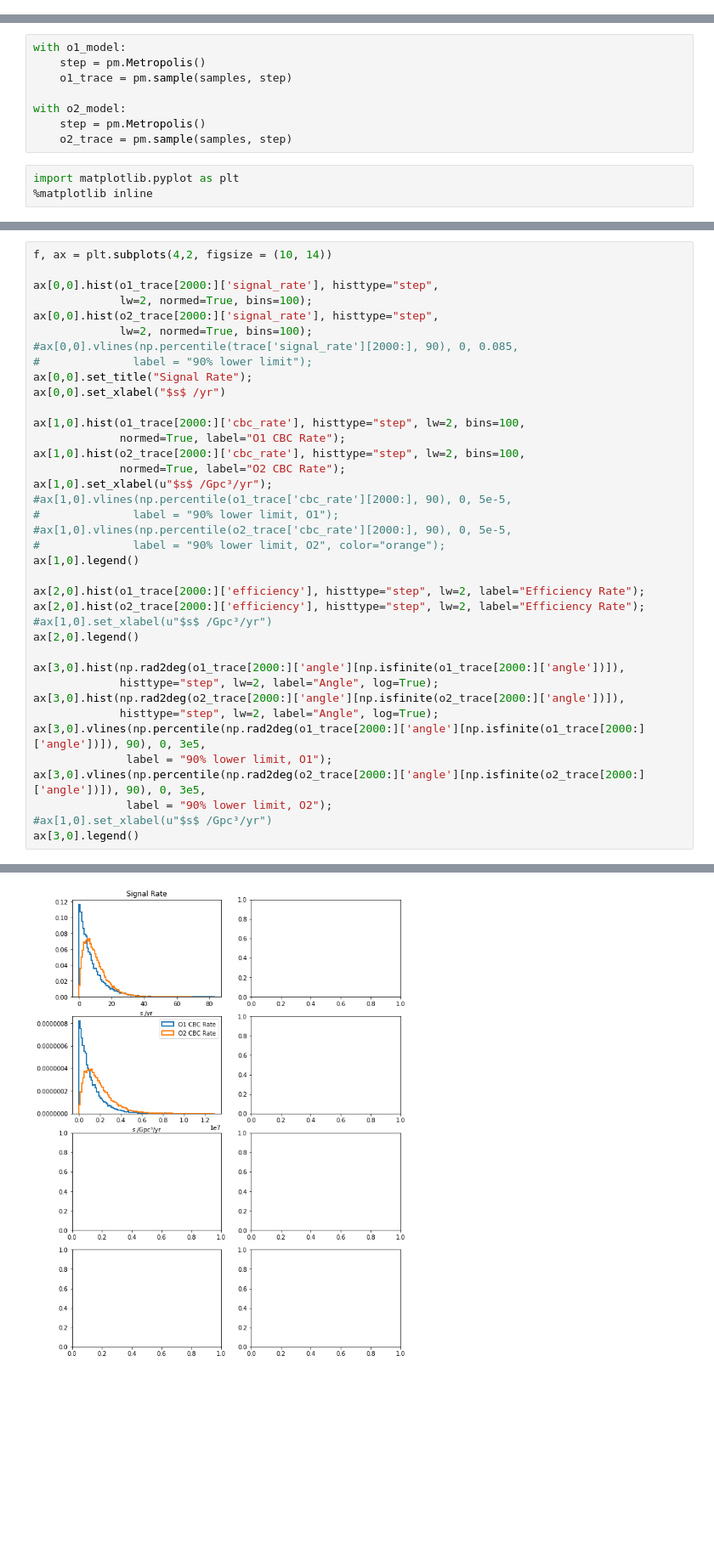
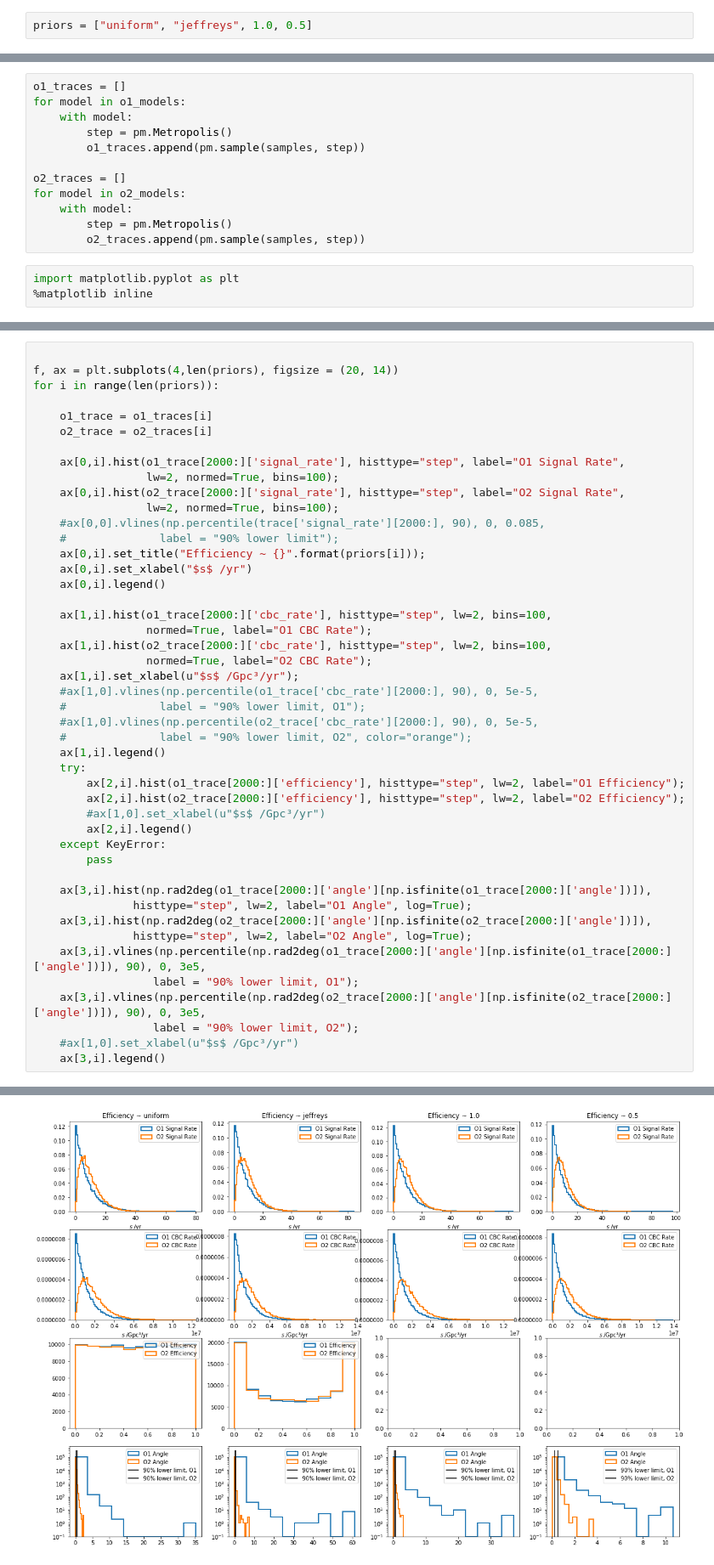
Before and after one commit to transientlunatic/grbeams, a Jupyter notebook: notebooks/PyMC.ipynb, the cells around one changed output, grey strips where cells are left out. Shown: that part at 85% size. Saved outputs shown, nothing was run; the diff lists cells and outputs as text; blank space fills up the shorter version.

```diff
--- a/notebooks/PyMC.ipynb
+++ b/notebooks/PyMC.ipynb
@@ -95,6 +93,8 @@ def grb_model(number_events, background_rate,
         angle = pm.Deterministic("angle", theano.tensor.arccos(costheta))
 
         return model
+# %%
+priors = ["uniform", "jeffreys", 1.0, 0.5]
 # %%
 # O1 Scenarios
 number_events = 0 # There were no BNS detections in O1
@@ -118,13 +120,17 @@ o2_model = grb_model(number_events, background_rate, observation_time, horizon,
 # %%
 samples = 100000
 # %%
-with o1_model:
-    step = pm.Metropolis()
-    o1_trace = pm.sample(samples, step)
+o1_traces = []
+for model in o1_models:
+    with model:
+        step = pm.Metropolis()
+        o1_traces.append(pm.sample(samples, step))
 
-with o2_model:
-    step = pm.Metropolis()
-    o2_trace = pm.sample(samples, step)
+o2_traces = []
+for model in o2_models:
+    with model:
+        step = pm.Metropolis()
+        o2_traces.append(pm.sample(samples, step))
 # %%
 import matplotlib.pyplot as plt
 %matplotlib inline
@@ -131,39 +141,47 @@ import matplotlib.pyplot as plt
 # %%
-f, ax = plt.subplots(4,2, figsize = (10, 14))
 
-ax[0,0].hist(o1_trace[2000:]['signal_rate'], histtype="step",
-             lw=2, normed=True, bins=100);
-ax[0,0].hist(o2_trace[2000:]['signal_rate'], histtype="step",
-             lw=2, normed=True, bins=100);
-#ax[0,0].vlines(np.percentile(trace['signal_rate'][2000:], 90), 0, 0.085,
-#              label = "90% lower limit");
-ax[0,0].set_title("Signal Rate");
-ax[0,0].set_xlabel("$s$ /yr")
+f, ax = plt.subplots(4,len(priors), figsize = (20, 14))
+for i in range(len(priors)):
 
-ax[1,0].hist(o1_trace[2000:]['cbc_rate'], histtype="step", lw=2, bins=100,
-             normed=True, label="O1 CBC Rate");
-ax[1,0].hist(o2_trace[2000:]['cbc_rate'], histtype="step", lw=2, bins=100,
-             normed=True, label="O2 CBC Rate");
-ax[1,0].set_xlabel(u"$s$ /Gpc³/yr");
-#ax[1,0].vlines(np.percentile(o1_trace['cbc_rate'][2000:], 90), 0, 5e-5,
-#              label = "90% lower limit, O1");
-#ax[1,0].vlines(np.percentile(o2_trace['cbc_rate'][2000:], 90), 0, 5e-5,
-#              label = "90% lower limit, O2", color="orange");
-ax[1,0].legend()
+    o1_trace = o1_traces[i]
+    o2_trace = o2_traces[i]
 
-ax[2,0].hist(o1_trace[2000:]['efficiency'], histtype="step", lw=2, label="Efficiency Rate");
-ax[2,0].hist(o2_trace[2000:]['efficiency'], histtype="step", lw=2, label="Efficiency Rate");
-#ax[1,0].set_xlabel(u"$s$ /Gpc³/yr")
-ax[2,0].legend()
+    ax[0,i].hist(o1_trace[2000:]['signal_rate'], histtype="step", label="O1 Signal Rate",
+                 lw=2, normed=True, bins=100);
+    ax[0,i].hist(o2_trace[2000:]['signal_rate'], histtype="step", label="O2 Signal Rate",
+                 lw=2, normed=True, bins=100);
+    #ax[0,0].vlines(np.percentile(trace['signal_rate'][2000:], 90), 0, 0.085,
+    #              label = "90% lower limit");
+    ax[0,i].set_title("Efficiency ~ {}".format(priors[i]));
+    ax[0,i].set_xlabel("$s$ /yr")
+    ax[0,i].legend()
 
-ax[3,0].hist(np.rad2deg(o1_trace[2000:]['angle'][np.isfinite(o1_trace[2000:]['angle'])]),
-             histtype="step", lw=2, label="Angle", log=True);
-ax[3,0].hist(np.rad2deg(o2_trace[2000:]['angle'][np.isfinite(o2_trace[2000:]['angle'])]),
-             histtype="step", lw=2, label="Angle", log=True);
-ax[3,0].vlines(np.percentile(np.rad2deg(o1_trace[2000:]['angle'][np.isfinite(o1_trace[2000:]['angle'])]), 90), 0, 3e5,
-              label = "90% lower limit, O1");
-ax[3,0].vlines(np.percentile(np.rad2deg(o2_trace[2000:]['angle'][np.isfinite(o2_trace[2000:]['angle'])]), 90), 0, 3e5,
-              label = "90% lower limit, O2");
-#ax[1,0].set_xlabel(u"$s$ /Gpc³/yr")
-ax[3,0].legend()
+    ax[1,i].hist(o1_trace[2000:]['cbc_rate'], histtype="step", lw=2, bins=100,
+                 normed=True, label="O1 CBC Rate");
+    ax[1,i].hist(o2_trace[2000:]['cbc_rate'], histtype="step", lw=2, bins=100,
+                 normed=True, label="O2 CBC Rate");
+    ax[1,i].set_xlabel(u"$s$ /Gpc³/yr");
+    #ax[1,0].vlines(np.percentile(o1_trace['cbc_rate'][2000:], 90), 0, 5e-5,
+    #              label = "90% lower limit, O1");
+    #ax[1,0].vlines(np.percentile(o2_trace['cbc_rate'][2000:], 90), 0, 5e-5,
+    #              label = "90% lower limit, O2", color="orange");
+    ax[1,i].legend()
+    try:
+        ax[2,i].hist(o1_trace[2000:]['efficiency'], histtype="step", lw=2, label="O1 Efficiency");
+        ax[2,i].hist(o2_trace[2000:]['efficiency'], histtype="step", lw=2, label="O2 Efficiency");
+        #ax[1,0].set_xlabel(u"$s$ /Gpc³/yr")
+        ax[2,i].legend()
+    except KeyError:
+        pass
+
+    ax[3,i].hist(np.rad2deg(o1_trace[2000:]['angle'][np.isfinite(o1_trace[2000:]['angle'])]),
+               histtype="step", lw=2, label="O1 Angle", log=True);
+    ax[3,i].hist(np.rad2deg(o2_trace[2000:]['angle'][np.isfinite(o2_trace[2000:]['angle'])]),
+               histtype="step", lw=2, label="O2 Angle", log=True);
+    ax[3,i].vlines(np.percentile(np.rad2deg(o1_trace[2000:]['angle'][np.isfinite(o1_trace[2000:]['angle'])]), 90), 0, 3e5,
+                  label = "90% lower limit, O1");
+    ax[3,i].vlines(np.percentile(np.rad2deg(o2_trace[2000:]['angle'][np.isfinite(o2_trace[2000:]['angle'])]), 90), 0, 3e5,
+                  label = "90% lower limit, O2");
+    #ax[1,0].set_xlabel(u"$s$ /Gpc³/yr")
+    ax[3,i].legend()
 # %% [output]
@@ -171 +188 @@ KeyError: 'efficiency'
-[figure, old version]
+[figure, new version]
```
Also changed, not shown: parts of 13 cells of this notebook.
